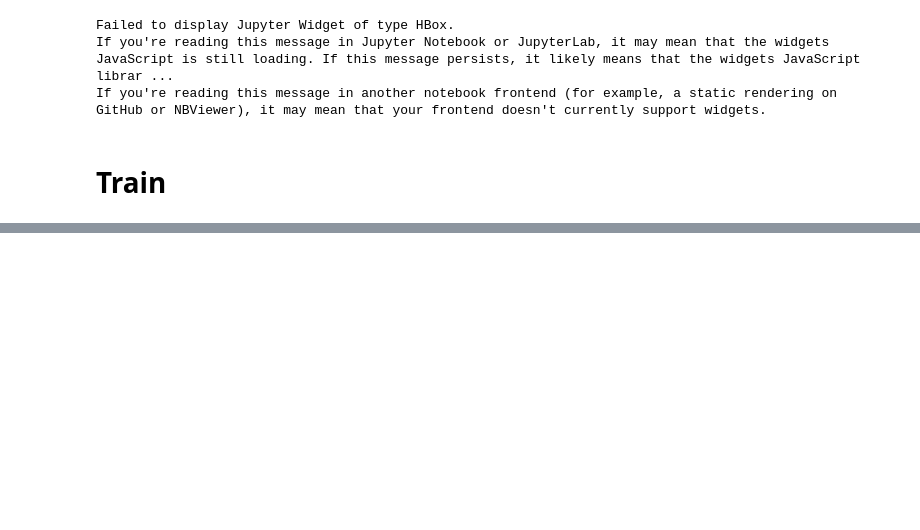
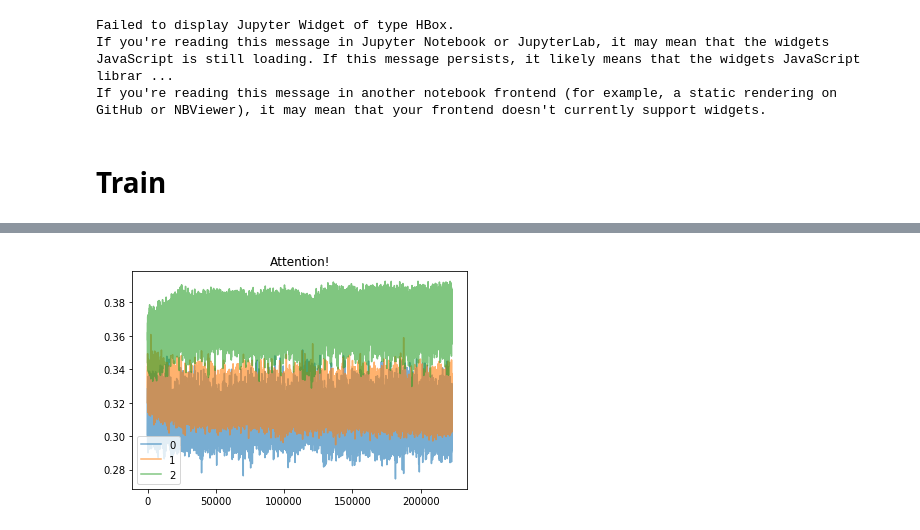
Before and after one commit to fogside/russe_wsi, a Jupyter notebook: notebooks/pyTorchModel_var2.ipynb, the cells around one changed output, grey strips where cells are left out. Saved outputs shown, nothing was run; the diff lists cells and outputs as text; code cells hidden in the pictures; blank space fills up the shorter version.

```diff
--- a/notebooks/pyTorchModel_var2.ipynb
+++ b/notebooks/pyTorchModel_var2.ipynb
@@ -581,20 +589,23 @@ def generate_triplet_batch(lines, context_max_len):
         yield np.array(embedd_p), np.array(embedd_n)
 # %%
 w_emb = wv['замок'].reshape((1,100))
-net = MultiComp_triplet(w_emb, 3)
-opt = torch.optim.Adam(net.parameters(), lr=1e-4)
+net = MultiComp_triplet(w_emb, 3, margin=0.1)
+opt = torch.optim.Adam(net.parameters(), lr=1e-2)
 
 
 n_samples = len(lines)
-n_context = 10 # number of words in the context
+n_context = 20 # number of words in the context
 emb_dim = 100
 atts = list()
-epoch_num = 1
+epoch_num = 5
+losses = []
 for epoch in range(epoch_num):
     batch_gen = generate_triplet_batch(lines, context_max_len=n_context)
     pbar = tqdm_notebook(batch_gen, total = n_samples)
     print("epoch_num: ", epoch)
     for n, (sample_p, sample_n) in enumerate(pbar):
+        if len(sample_p)==0:
+            continue
         # Prepare sample with Variable wrap
         sample_p = Variable(torch.from_numpy(sample_p.astype(np.float32)))
         sample_n = Variable(torch.from_numpy(sample_n.astype(np.float32)))
@@ -604,8 +615,9 @@ for epoch in range(epoch_num):
         atts.append(att.data.numpy())
         loss.backward()
         opt.step()
+        losses.append(loss.data.numpy())
         if n % 100 == 99:
-            pbar.set_description("loss {:.3f}".format(float(loss.data.numpy())))
+            pbar.set_description("loss {:.3f}".format(float(np.mean(losses[-10:]))))
 # %% [output]
 Failed to display Jupyter Widget of type HBox.
 If you're reading this message in Jupyter Notebook or JupyterLab, it may mean that the widgets JavaScript is still loading. If this message persists, it likely means that the widgets JavaScript librar ...
@@ -613,0 +647,9 @@ epoch_num:  0
+# %%
+atts = np.array(atts)
+for i in range(3):
+    plt.plot(atts[:,i], label = i, alpha=0.6)
+plt.legend()
+plt.title("Attention!")
+plt.show()
+# %% [output]
+[figure, added]
```
Also changed, not shown: parts of 17 cells of this notebook.
